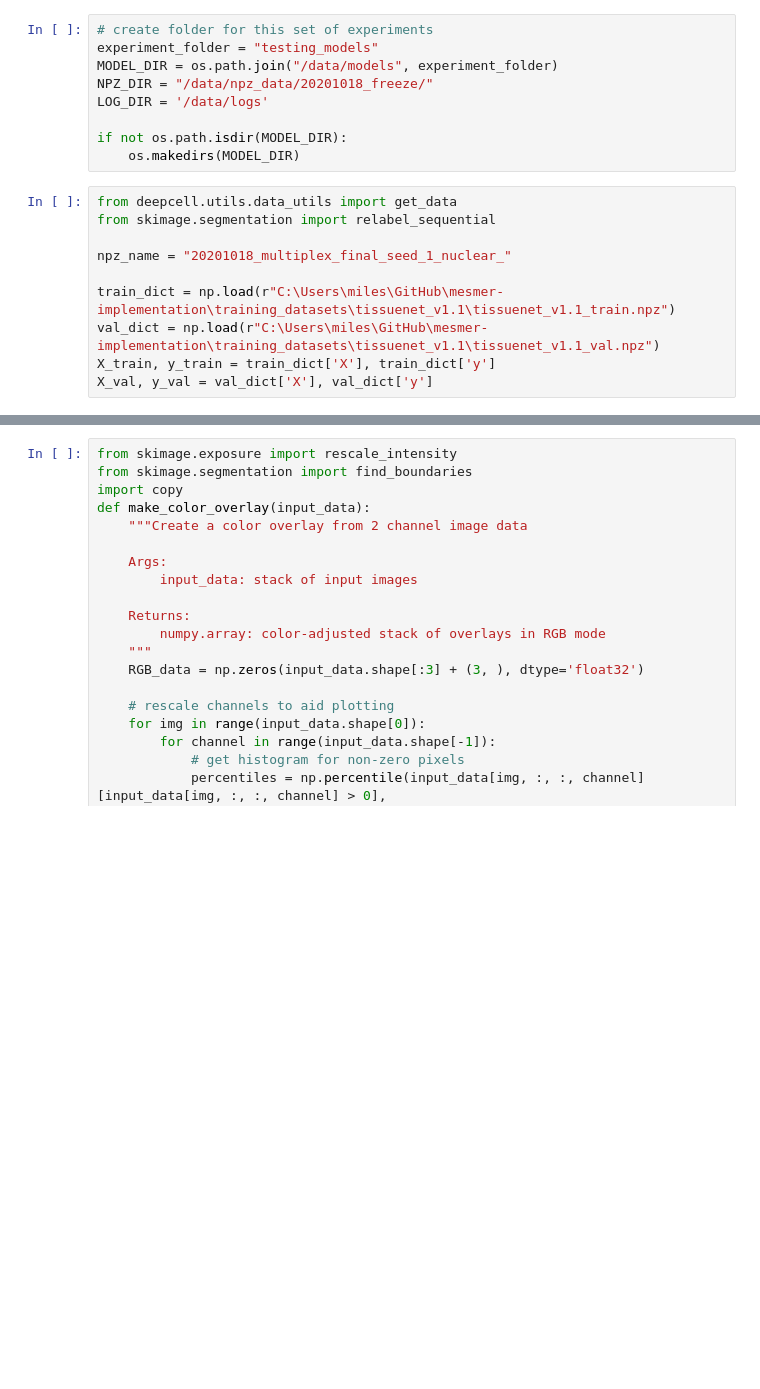
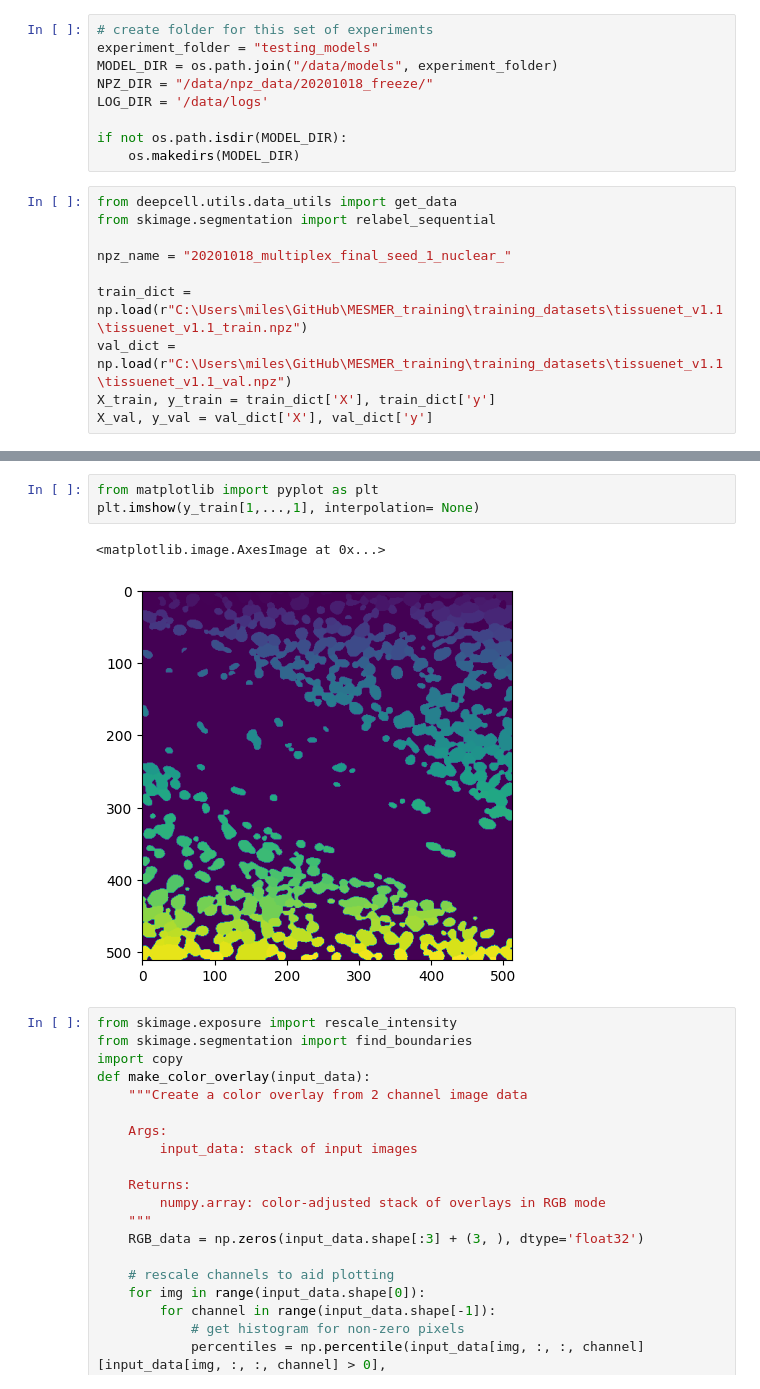
Before and after one commit to milesbailey121/MESMER_Training, a Jupyter notebook: Notesbooks/model_implementation/Mesmer_training_notebook (1).ipynb, the cells around one changed output, grey strips where cells are left out. Saved outputs shown, nothing was run; the diff lists cells and outputs as text; blank space fills up the shorter version.

```diff
--- a/Notesbooks/model_implementation/Mesmer_training_notebook (1).ipynb
+++ b/Notesbooks/model_implementation/Mesmer_training_notebook (1).ipynb
@@ -20,7 +20,7 @@ from skimage.segmentation import relabel_sequential
 
 npz_name = "20201018_multiplex_final_seed_1_nuclear_"
 
-train_dict = np.load(r"C:\Users\miles\GitHub\mesmer-implementation\training_datasets\tissuenet_v1.1\tissuenet_v1.1_train.npz")
-val_dict = np.load(r"C:\Users\miles\GitHub\mesmer-implementation\training_datasets\tissuenet_v1.1\tissuenet_v1.1_val.npz")
+train_dict = np.load(r"C:\Users\miles\GitHub\MESMER_training\training_datasets\tissuenet_v1.1\tissuenet_v1.1_train.npz")
+val_dict = np.load(r"C:\Users\miles\GitHub\MESMER_training\training_datasets\tissuenet_v1.1\tissuenet_v1.1_val.npz")
 X_train, y_train = train_dict['X'], train_dict['y']
 X_val, y_val = val_dict['X'], val_dict['y']
@@ -27,3 +37,9 @@ X_val, y_val = val_dict['X'], val_dict['y']
+# %%
+from matplotlib import pyplot as plt
+plt.imshow(y_train[1,...,1], interpolation= None)
+# %% [output]
+<matplotlib.image.AxesImage at 0x...>
+[figure, added]
 # %%
 from skimage.exposure import rescale_intensity
 from skimage.segmentation import find_boundaries
```
Also changed, not shown: parts of 7 cells of this notebook, 5 other files.
